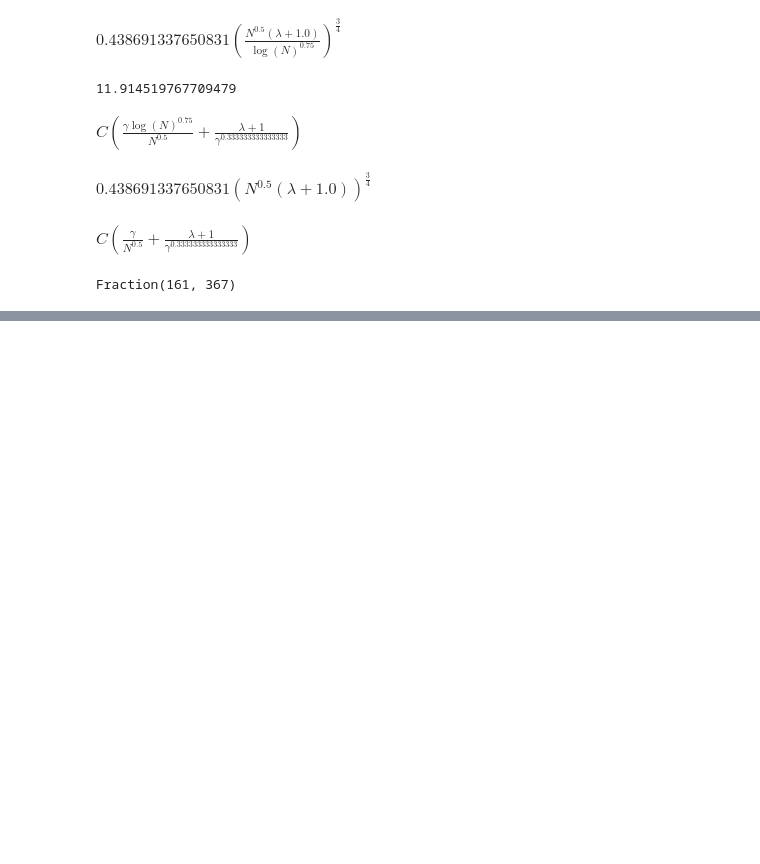
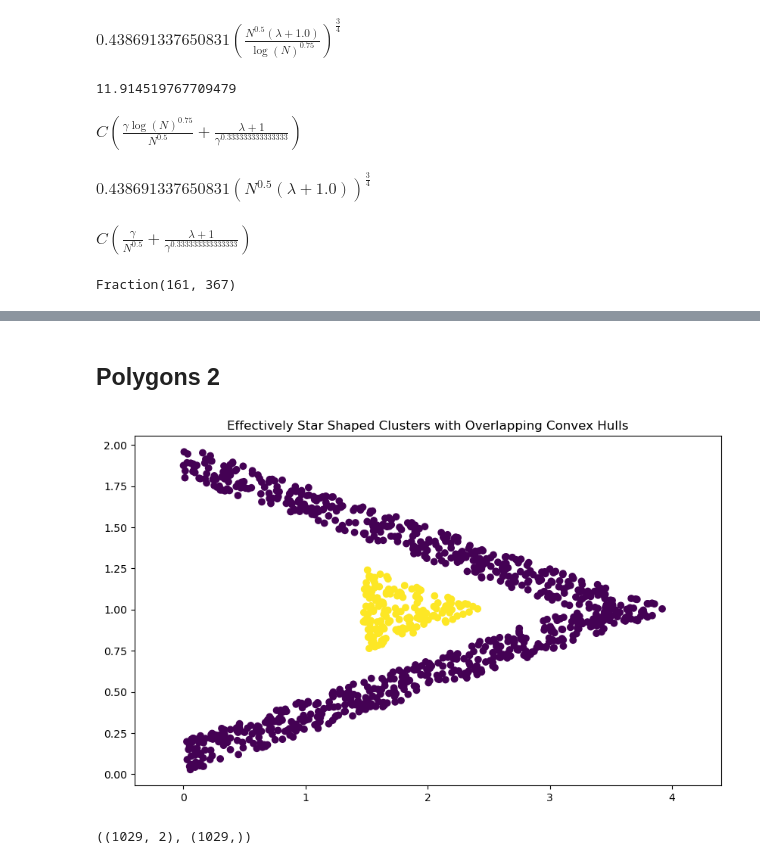
Before and after one commit to michaelt918/Weighted-SON-Project, a Jupyter notebook: pycvxcluster-main/testing.ipynb, the cells around one changed output, grey strips where cells are left out. Cells and saved outputs as stored; diff of their text form; code cells hidden in the pictures; blank space fills up the shorter version.

```diff
--- a/pycvxcluster-main/testing.ipynb
+++ b/pycvxcluster-main/testing.ipynb
@@ -771,0 +882,62 @@ Fraction(161, 367)
+# %% [markdown]
+## Polygons 2
+# %%
+# two star shaped polygons with overlapping convex hulls
+import matplotlib.path as mplPath
+
+# Define the vertices of the polygons (clusters)
+vertices1 = np.array([[0,0], [4,1], [0,2], [0,1.8], [3.2,1], [0,0.2]])
+vertices2 = np.array([[1.47407407, 0.75],[1.47407407, 1.25],[2.47407407, 1]])
+
+# Define paths for the two clusters
+path1 = mplPath.Path(vertices1)
+path2 = mplPath.Path(vertices2)
+
+# Determine the overall bounding box
+min_x = 0
+max_x = 4
+min_y = 0
+max_y = 2
+
+# Generate a set of random points within the bounding box that contains both clusters
+n_points = 5000  # number of random points to start with
+X_random = np.random.rand(n_points, 2) * np.array([2, 2])  # scale and translate points
+
+random_x = np.random.uniform(min_x, max_x, n_points)
+random_y = np.random.uniform(min_y, max_y, n_points)
+X_random = np.column_stack((random_x, random_y))
+
+# Check which points are inside each cluster
+inside_cluster1 = path1.contains_points(X_random)
+inside_cluster2 = path2.contains_points(X_random)
+
+# Filter points to only those within the clusters and create the labels vector
+X_inside_cluster1 = X_random[inside_cluster1, :]
+X_inside_cluster2 = X_random[inside_cluster2, :]
+X_poly = np.vstack((X_inside_cluster1, X_inside_cluster2))
+y_poly = np.hstack((np.zeros(X_inside_cluster1.shape[0], dtype=int), np.ones(X_inside_cluster2.shape[0], dtype=int)))
+
+# Calculate the means of each cluster
+mean_cluster1 = np.mean(X_poly[y_poly == 0], axis=0)
+mean_cluster2 = np.mean(X_poly[y_poly == 1], axis=0)
+
+# Store the means in an np array
+centers_poly = np.array([mean_cluster1, mean_cluster2])
+# center 1 is 1.80740741, 1
+
+centers_poly2 = centers_poly
+X_poly2 = X_poly
+y_poly2 = y_poly
+
+# Plotting
+plt.figure(figsize=(10, 6))
+plt.scatter(X_poly2[:, 0], X_poly2[:, 1], c=y_poly2)
+plt.title('Effectively Star Shaped Clusters with Overlapping Convex Hulls')
+plt.xlim(-0.4, 4.4)
+plt.show()
+
+# Return the shape of X and y to confirm the sizes
+X_poly2.shape, y_poly2.shape
+# %% [output]
+[figure, added]
+((1029, 2), (1029,))
```
Also changed, not shown: parts of 6 cells of this notebook, 1 other file.
